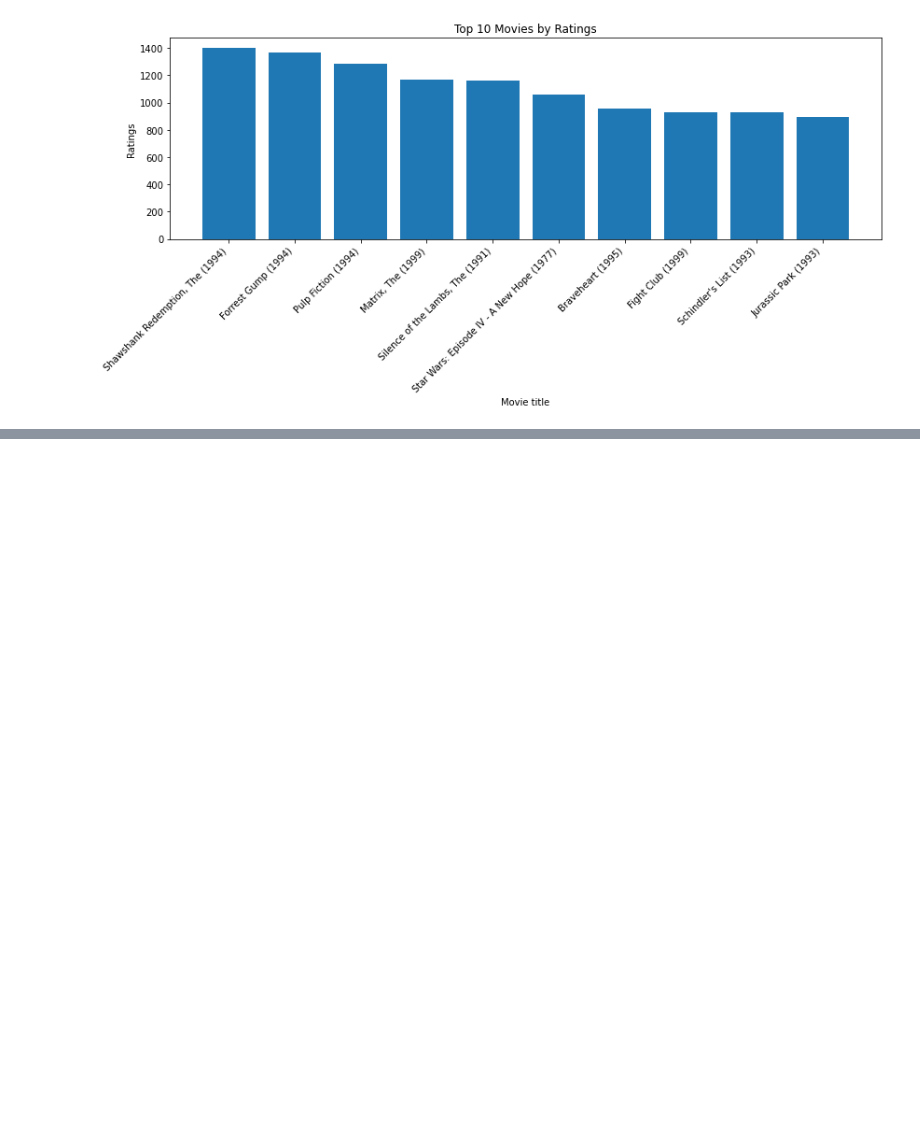
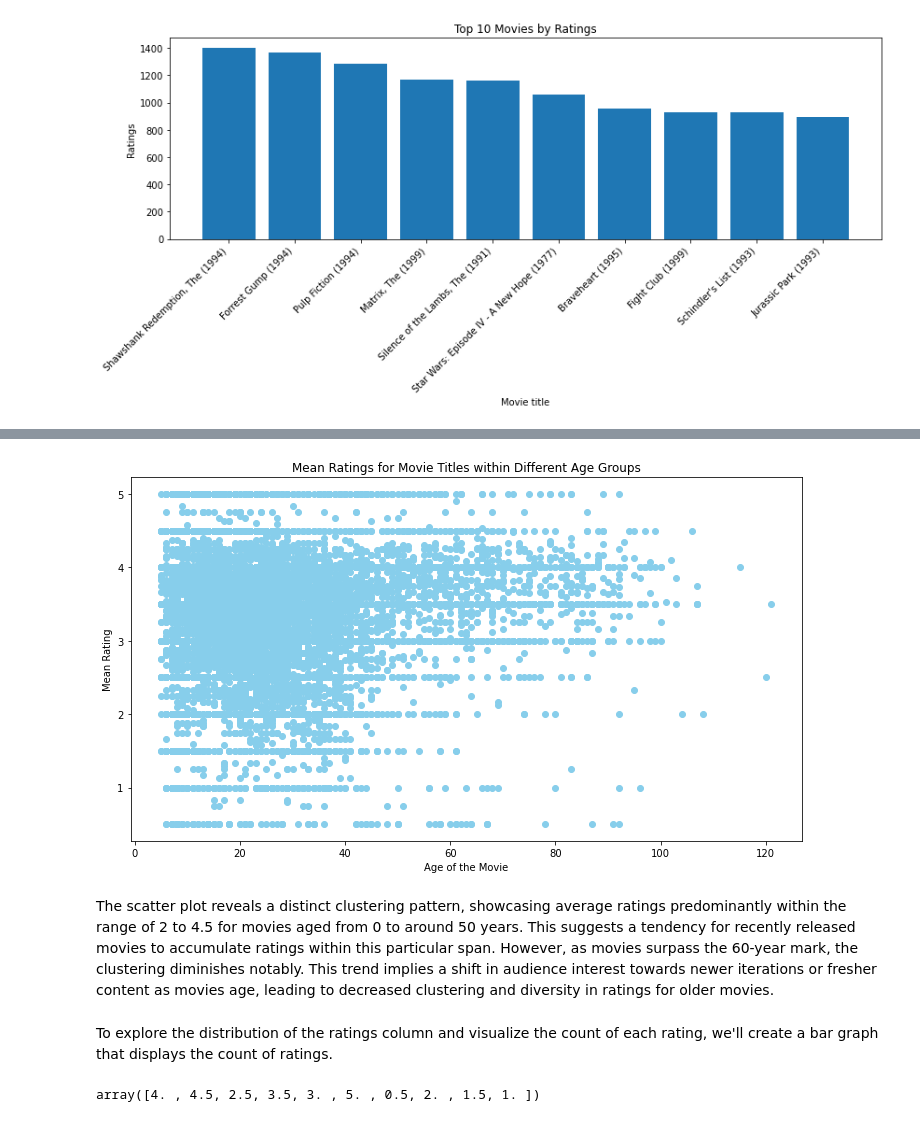
Before and after one commit to omulei/Movie_Recommender_System, a Jupyter notebook: Phase 4 project.ipynb, the cells around one changed output, grey strips where cells are left out. Cells and saved outputs as stored; diff of their text form; code cells hidden in the pictures; blank space fills up the shorter version.

```diff
--- a/Phase 4 project.ipynb
+++ b/Phase 4 project.ipynb
@@ -291,0 +345,12 @@ plt.show()
+# %%
+# Extract years from titles within brackets using regular expressions
+years = movies_and_ratings['title'].str.extract(r'\((\d{4})\)', expand=False)
+
+# Convert the extracted years to integers
+movies_and_ratings['Year'] = years.astype(float).astype(pd.Int64Dtype())
+
+# Remove the extracted years from the original title column
+movies_and_ratings['title'] = movies_and_ratings['title'].str.replace(r'\s*\(\d{4}\)', '', regex=True)
+
+# Displaying the DataFrame with movie titles and extracted years as integers
+print(movies_and_ratings[['title', 'Year']])
@@ -291,0 +374,5 @@ plt.show()
+# %%
+movies_and_ratings["Age"] = 2023 - movies_and_ratings["Year"]
+# %%
+avg_rating_by_age = movies_and_ratings.groupby(["Age","title"])["rating"].mean()
+avg_rating_by_age
@@ -291,0 +393,27 @@ plt.show()
+# %%
+# Reset the index to access 'Age' and 'Average Ratings' separately
+data_reset_index = avg_rating_by_age.reset_index()
+
+# Extract 'Age' and 'Average Ratings' for plotting
+age = data_reset_index['Age']
+avg_ratings = data_reset_index['rating']
+
+
+plt.figure(figsize=(10, 6))
+plt.scatter(age,avg_ratings,color='skyblue')
+plt.title('Mean Ratings for Movie Titles within Different Age Groups')
+plt.ylabel('Mean Rating')
+plt.xlabel('Age of the Movie')
+plt.tight_layout()
+plt.show()
+# %% [output]
+[figure, added]
+# %% [markdown]
+The scatter plot reveals a distinct clustering pattern, showcasing average ratings predominantly within the range of 2 to 4.5 for movies aged from 0 to around 50 years. This suggests a tendency for recently released movies to accumulate ratings within this particular span. However, as movies surpass the 60-year mark, the clustering diminishes notably. This trend implies a shift in audience interest towards newer iterations or fresher content as movies age, leading to decreased clustering and diversity in ratings for older movies.
+# %% [markdown]
+To explore the distribution of the ratings column and visualize the count of each rating, we'll create a bar graph that displays the count of ratings.
+# %%
+# distribution of ratings
+movies_and_ratings.rating.unique()
+# %% [output]
+array([4. , 4.5, 2.5, 3.5, 3. , 5. , 0.5, 2. , 1.5, 1. ])
```
Also changed, not shown: parts of 28 cells of this notebook.
